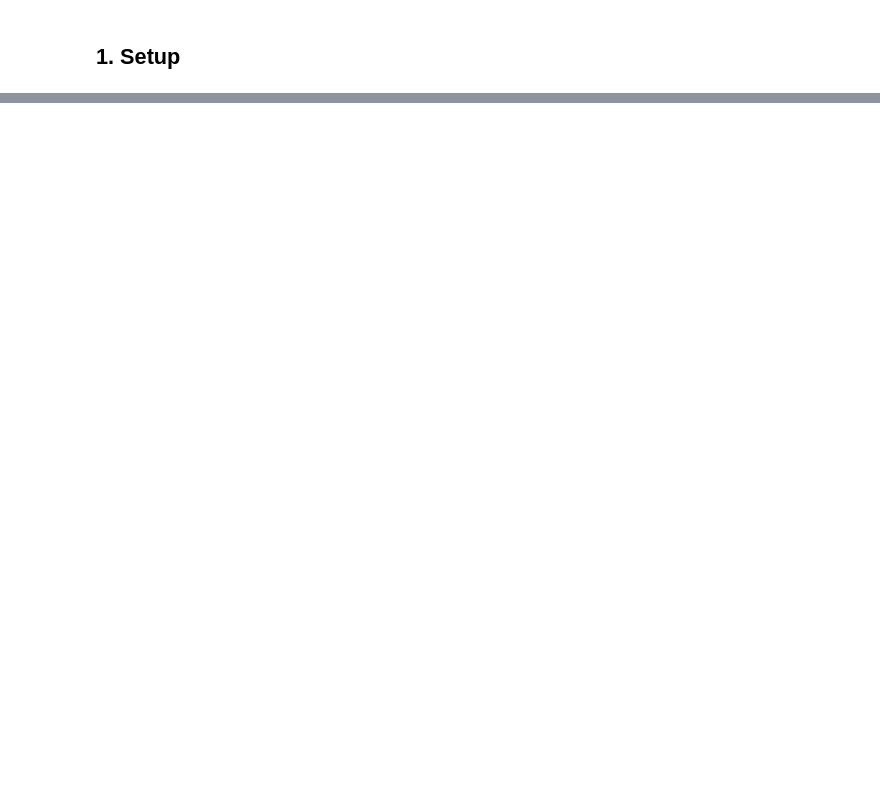
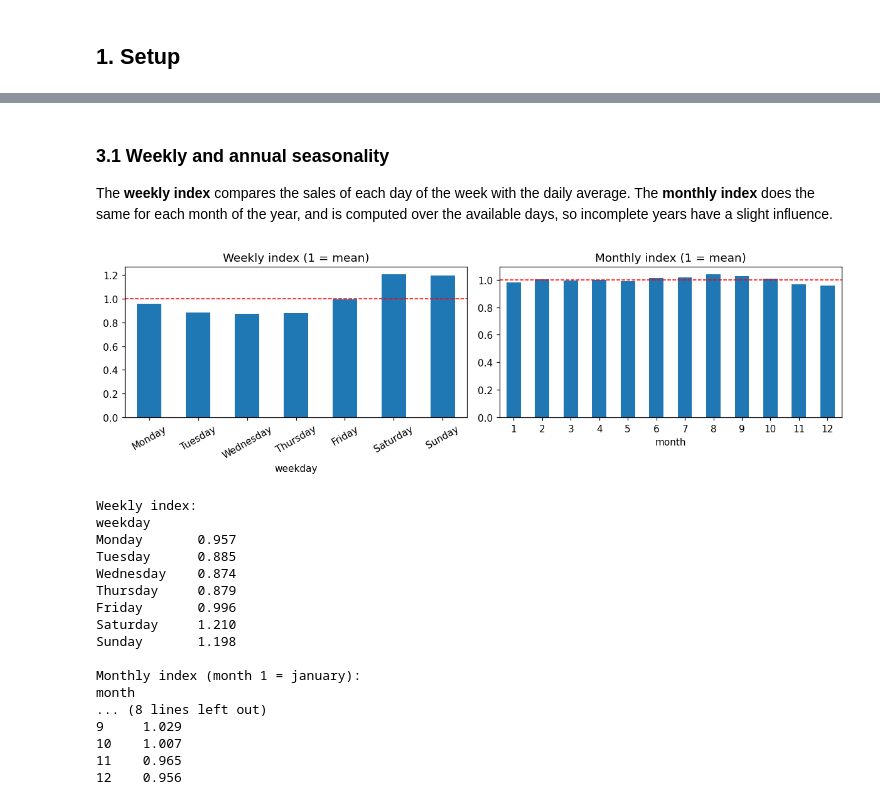
Before and after one commit to CarlosAdolfoPeralta/project_forecasting_walmart, a Jupyter notebook: notebooks/01_exploracion.ipynb, the cells around one changed output, grey strips where cells are left out. Saved outputs shown, nothing was run; the diff lists cells and outputs as text; code cells hidden in the pictures; blank space fills up the shorter version.

```diff
--- a/notebooks/01_exploracion.ipynb
+++ b/notebooks/01_exploracion.ipynb
@@ -450,0 +136,47 @@ Los dos errores se reportan juntos porque se complementan: el RMSSE penaliza má
+# %% [markdown]
+### 3.1 Weekly and annual seasonality
+
+The **weekly index** compares the sales of each day of the week with the daily average. The **monthly index** does the same for each month of the year, and is computed over the available days, so incomplete years have a slight influence.
+# %%
+cal = calendario.set_index("d").loc[dias].copy()
+cal["total"] = total_diario.to_numpy()
+
+indice_semana = cal.groupby("weekday")["total"].mean() / cal["total"].mean()
+orden = ["Monday", "Tuesday", "Wednesday", "Thursday", "Friday", "Saturday", "Sunday"]
+indice_semana = indice_semana.reindex(orden)
+
+indice_mes = cal.groupby("month")["total"].mean() / cal["total"].mean()
+
+fig, axes = plt.subplots(1, 2, figsize=(11, 3.5))
+indice_semana.plot.bar(ax=axes[0], rot=30)
+axes[0].axhline(1, color="red", linestyle="--", linewidth=1)
+axes[0].set_title("Weekly index (1 = mean)")
+indice_mes.plot.bar(ax=axes[1], rot=0)
+axes[1].axhline(1, color="red", linestyle="--", linewidth=1)
+axes[1].set_title("Monthly index (1 = mean)")
+plt.tight_layout()
+plt.show()
+
+print("Weekly index:")
+print(indice_semana.round(3).to_string())
+print("\nMonthly index (month 1 = january):")
+print(indice_mes.round(3).to_string())
+# %% [output]
+[figure, added]
+Weekly index:
+weekday
+Monday       0.957
+Tuesday      0.885
+Wednesday    0.874
+Thursday     0.879
+Friday       0.996
+Saturday     1.210
+Sunday       1.198
+
+Monthly index (month 1 = january):
+month
+... (8 lines left out)
+9     1.029
+10    1.007
+11    0.965
+12    0.956
```
Also changed, not shown: parts of 54 cells of this notebook, 12 other files.
